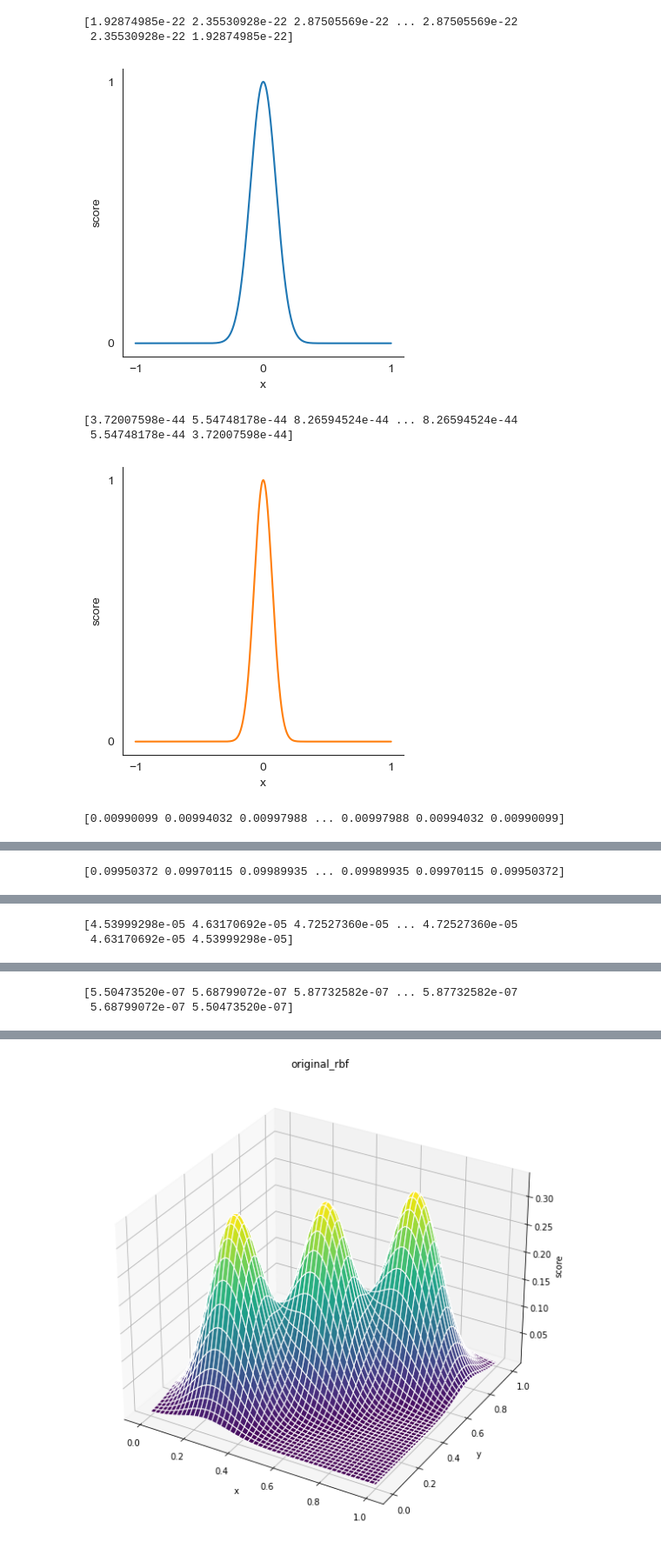
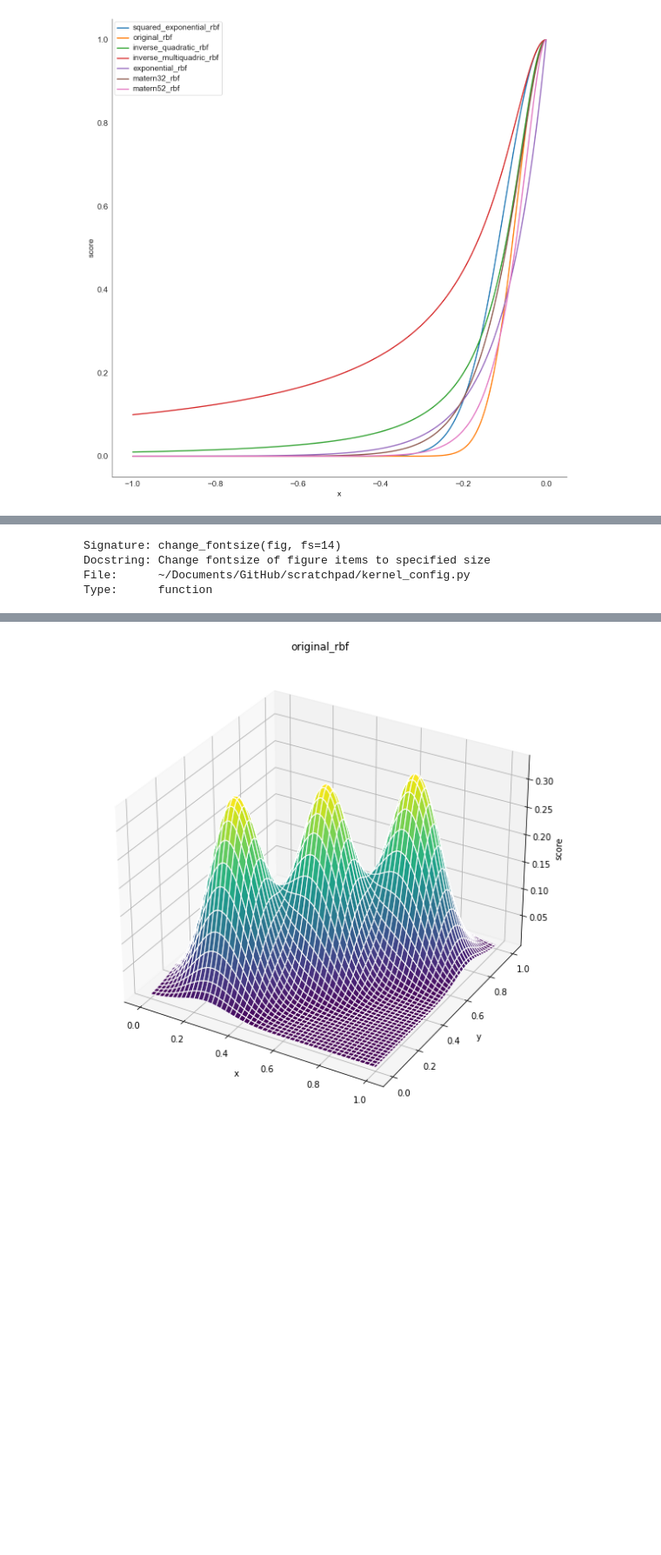
Before and after one commit to JazminZatarain/MUSEH2O, a Jupyter notebook: notebooks/rbf_shapes_1d.ipynb, the cells around one changed output, grey strips where cells are left out. Shown at 87% size. Cells and saved outputs as stored; diff of their text form; code cells hidden in the pictures; blank space fills up the shorter version.

Commit message:
figures update

```diff
--- a/notebooks/rbf_shapes_1d.ipynb
+++ b/notebooks/rbf_shapes_1d.ipynb
@@ -36,48 +36,41 @@ rbf_functions.exponential_rbf(rbf_input, centers, radii, weights)
 
 # setup a grid for the inputs
 grid_size = 1001
-x = np.linspace(-1, 1, grid_size)
+x = np.linspace(-1, 0, grid_size)
 
 # run the rbf for each point
 
 scores = {}
 for function in rbfs:
     scores[function.__name__] = np.empty(x.shape)
 
 for i, x_i in enumerate(x):
     rbf_input = np.array([x_i,])
     # run RBF
 
     for function in rbfs:
         score = function(rbf_input, centers, radii, weights)
         scores[function.__name__][i] = score
 
 # visualize results
-plt.rcParams['figure.figsize'] = [4, 4]
+plt.rcParams['figure.figsize'] = [12, 12]
 
 sns.set_style('white')
 colors = sns.color_palette()
 
+fig, ax = plt.subplots()
 for i, (k, score) in enumerate(scores.items()):
-
-    fig, ax = plt.subplots()
-
-    ax.plot(x, score, c=colors[i])
+    ax.plot(x, score, c=colors[i], lw=2, label=k)
     ax.set_xlabel('x')
     ax.set_ylabel('score');
     fig.tight_layout()
     sns.despine()
+ax.legend()
+change_fontsize(fig, 14)
+    # plt.locator_params(axis='y', nbins=2)
+    # plt.locator_params(axis='x', nbins=3)
 
-    plt.locator_params(axis='y', nbins=2)
-    plt.locator_params(axis='x', nbins=3)
-
-    plt.savefig(f'{k}_shape.pdf')
-    plt.show()
+    # plt.savefig(f'{k}_shape.pdf')
+    # plt.show()
 # %% [output]
-[1.92874985e-22 2.35530928e-22 2.87505569e-22 ... 2.87505569e-22
- 2.35530928e-22 1.92874985e-22]
-[figure, old version]
+[figure, new version]
-[3.72007598e-44 5.54748178e-44 8.26594524e-44 ... 8.26594524e-44
- 5.54748178e-44 3.72007598e-44]
-[figure, removed]
-[0.00990099 0.00994032 0.00997988 ... 0.00997988 0.00994032 0.00990099]
@@ -85 +76,0 @@ for i, (k, score) in enumerate(scores.items()):
-[0.09950372 0.09970115 0.09989935 ... 0.09989935 0.09970115 0.09950372]
@@ -87,2 +76,0 @@ for i, (k, score) in enumerate(scores.items()):
-[4.53999298e-05 4.63170692e-05 4.72527360e-05 ... 4.72527360e-05
- 4.63170692e-05 4.53999298e-05]
@@ -90,2 +76,0 @@ for i, (k, score) in enumerate(scores.items()):
-[5.50473520e-07 5.68799072e-07 5.87732582e-07 ... 5.87732582e-07
- 5.68799072e-07 5.50473520e-07]
@@ -96,3 +77,10 @@ for i, (k, score) in enumerate(scores.items()):
+# %%
+change_fontsize?
+# %% [output]
+Signature: change_fontsize(fig, fs=14)
+Docstring: Change fontsize of figure items to specified size
+File:      ~/Documents/GitHub/scratchpad/kernel_config.py
+Type:      function
 # %%
 # rbfs = [rbf_functions.original_rbf, rbf_functions.inverse_multiquadric_rbf, rbf_functions.exponential_rbf]
 rbfs = [rbf_functions.original_rbf]
```
Also changed, not shown: parts of 2 cells of this notebook, 8 other files.
